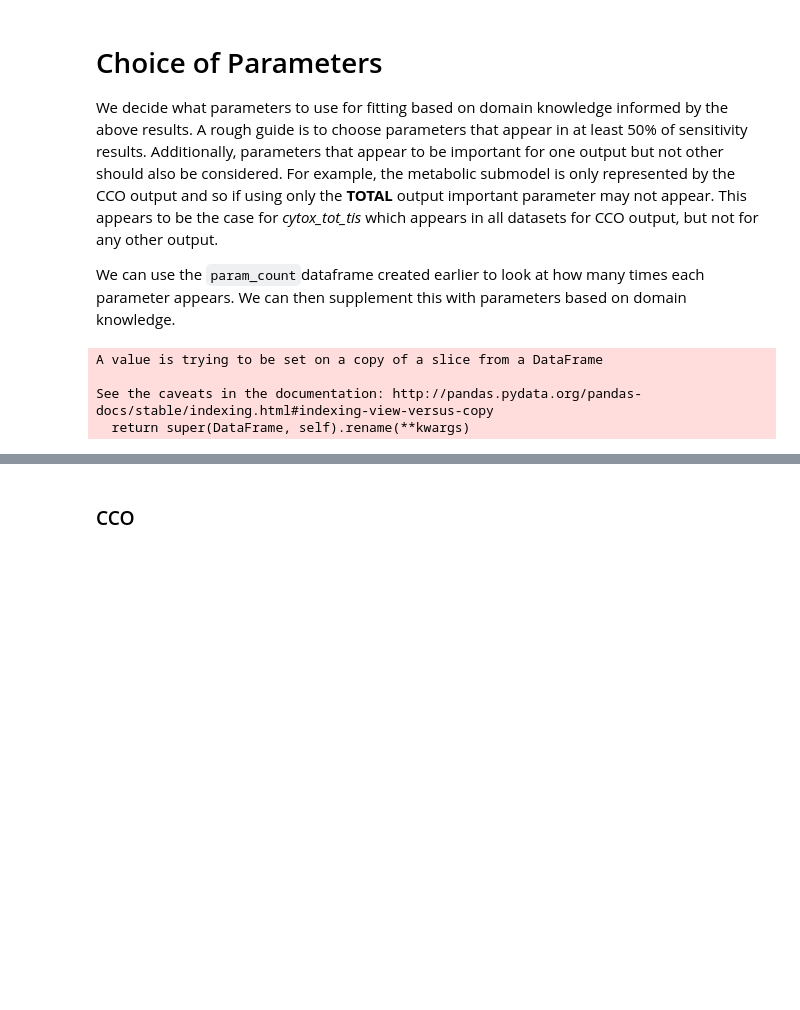
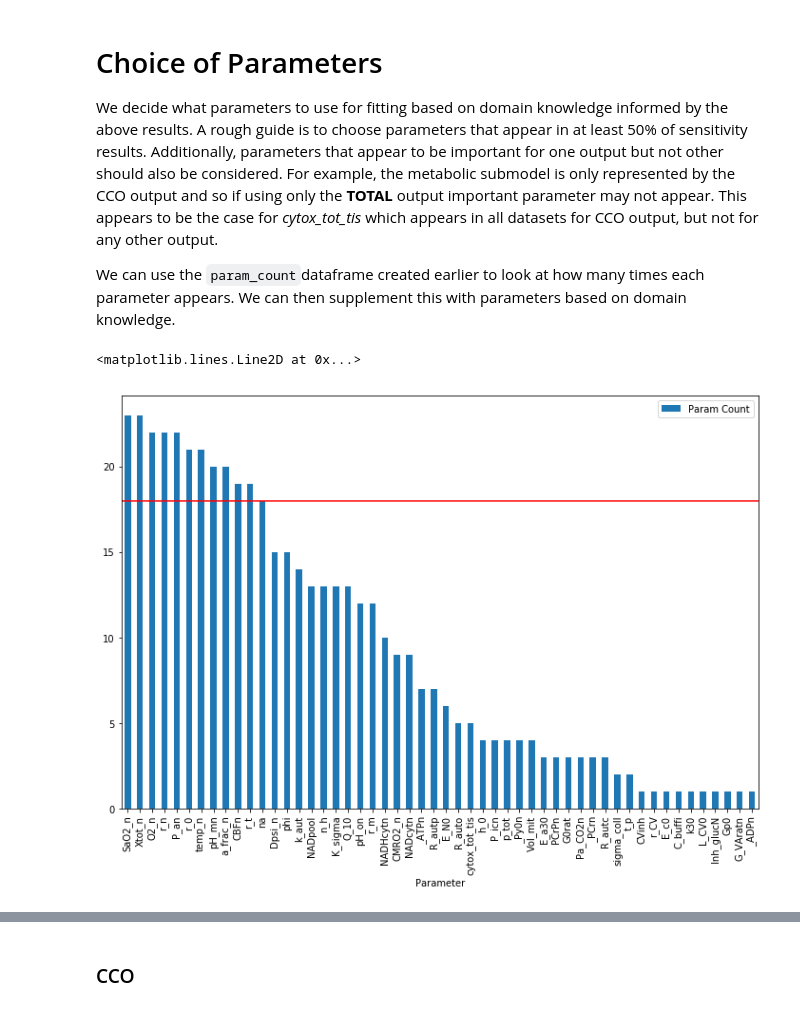
Before and after one commit to multimodalspectroscopy/hypothermia-bayescmd, a Jupyter notebook: results_processing/sensitivity_analysis/notebooks/hypothermia_SA.ipynb, the cells around one changed output, grey strips where cells are left out. Saved outputs shown, nothing was run; the diff lists cells and outputs as text; code cells hidden in the pictures; blank space fills up the shorter version.

```diff
--- a/results_processing/sensitivity_analysis/notebooks/hypothermia_SA.ipynb
+++ b/results_processing/sensitivity_analysis/notebooks/hypothermia_SA.ipynb
@@ -182,18 +182,23 @@ We decide what parameters to use for fitting based on domain knowledge informed
 A rough guide is to choose parameters that appear in at least 50% of sensitivity results. Additionally, parameters that appear to be important for one output but not other should also be considered. For example, the metabolic submodel is only represented by the CCO output and so if using only the __TOTAL__ output important parameter may not appear. This appears to be the case for *cytox_tot_tis* which appears in all datasets for CCO output, but not for any other output.
 
 We can use the `param_count`dataframe created earlier to look at how many times each parameter appears. We can then supplement this with parameters based on domain knowledge.
+# %%
+cutoff = 4*len(outputs)*0.75
+total_count = pd.DataFrame(combined.groupby(['Parameter']).nunique()['mu_star'])
+total_count.rename({'mu_star': 'Param Count'}, axis='columns', inplace=True)
+total_count.sort_values(by='Param Count', ascending=False, inplace=True)
+
+f = total_count.plot.bar(figsize=(12,8))
+f.axhline(y=cutoff, color='r')
+# %% [output]
+<matplotlib.lines.Line2D at 0x...>
+[figure, added]
 # %%
-total_count = pd.DataFrame(combined.groupby(['Parameter']).nunique()['mu_star'])
-included_parameters_df = total_count[total_count['mu_star']>8]
-included_parameters_df.rename({'mu_star': 'Param Count'}, axis='columns', inplace=True)
-included_parameters_df.sort_values(by='Param Count', ascending=False)
+included_parameters_df = total_count[total_count['Param Count']>cutoff]
+# included_parameters_df.rename({'mu_star': 'Param Count'}, axis='columns', inplace=True)
+# included_parameters_df.sort_values(by='Param Count', ascending=False)
 
 included_parameters = list(included_parameters_df.index)
-# %% [output]
-A value is trying to be set on a copy of a slice from a DataFrame
-
-See the caveats in the documentation: http://pandas.pydata.org/pandas-docs/stable/indexing.html#indexing-view-versus-copy
-  return super(DataFrame, self).rename(**kwargs)
 # %%
 included_parameters
 # %% [output]
```
Also changed, not shown: parts of 29 cells of this notebook, 21 other files.
